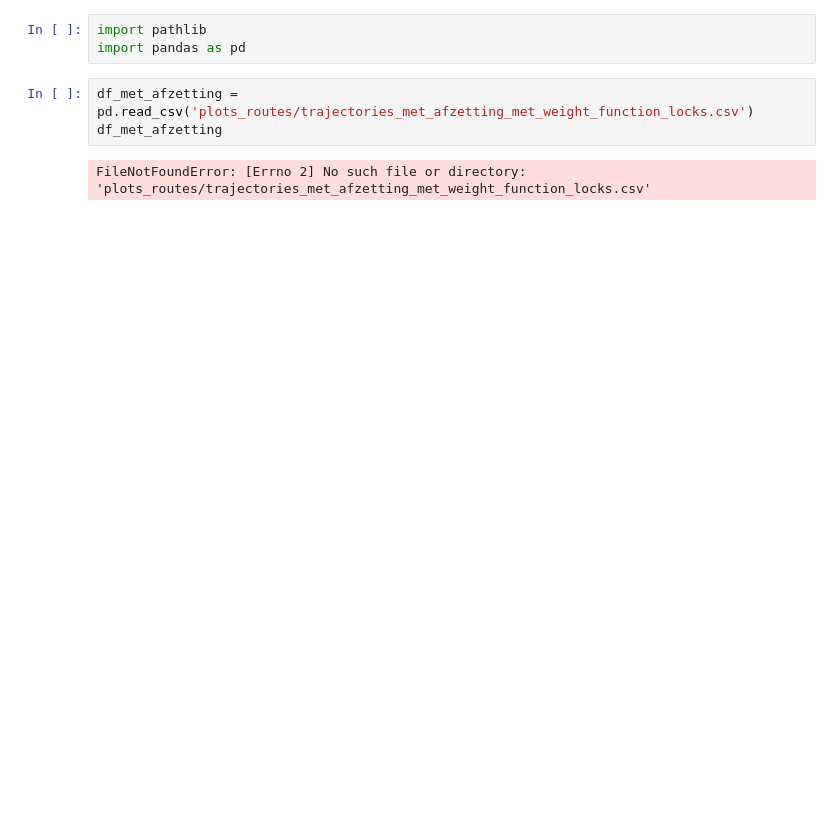
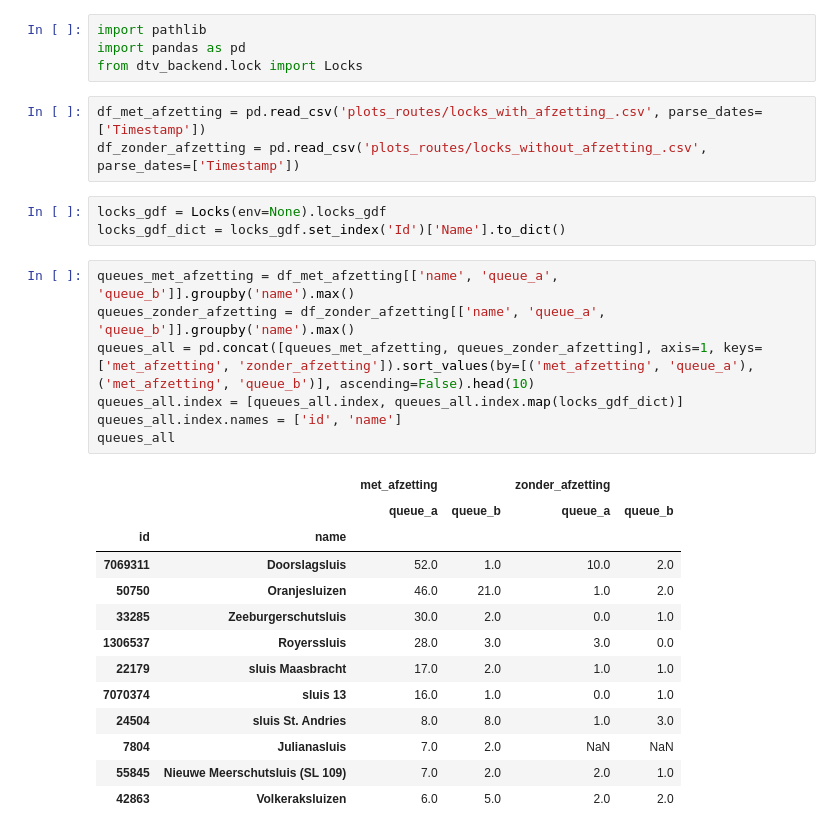
Before and after one commit to Deltares-research/digitaltwin-waterway, a Jupyter notebook: notebooks/ivs/analysis_lock_waiting_times.ipynb, the cells around one changed output. Drawn from its saved outputs; the diff is of its cells as text; blank space fills up the shorter version.

```diff
--- a/notebooks/ivs/analysis_lock_waiting_times.ipynb
+++ b/notebooks/ivs/analysis_lock_waiting_times.ipynb
@@ -1,8 +1,31 @@
 # %%
 import pathlib
 import pandas as pd
+from dtv_backend.lock import Locks
-# %%
-df_met_afzetting = pd.read_csv('plots_routes/trajectories_met_afzetting_met_weight_function_locks.csv')
-df_met_afzetting
-# %% [output]
-FileNotFoundError: [Errno 2] No such file or directory: 'plots_routes/trajectories_met_afzetting_met_weight_function_locks.csv'
+# %%
+df_met_afzetting = pd.read_csv('plots_routes/locks_with_afzetting_.csv', parse_dates=['Timestamp'])
+df_zonder_afzetting = pd.read_csv('plots_routes/locks_without_afzetting_.csv', parse_dates=['Timestamp'])
+# %%
+locks_gdf = Locks(env=None).locks_gdf
+locks_gdf_dict = locks_gdf.set_index('Id')['Name'].to_dict()
+# %%
+queues_met_afzetting = df_met_afzetting[['name', 'queue_a', 'queue_b']].groupby('name').max()
+queues_zonder_afzetting = df_zonder_afzetting[['name', 'queue_a', 'queue_b']].groupby('name').max()
+queues_all = pd.concat([queues_met_afzetting, queues_zonder_afzetting], axis=1, keys=['met_afzetting', 'zonder_afzetting']).sort_values(by=[('met_afzetting', 'queue_a'), ('met_afzetting', 'queue_b')], ascending=False).head(10)
+queues_all.index = [queues_all.index, queues_all.index.map(locks_gdf_dict)]
+queues_all.index.names = ['id', 'name']
+queues_all
+# %% [output]
+|  |  | met_afzetting |  | zonder_afzetting |  |
+|  |  | queue_a | queue_b | queue_a | queue_b |
+| id | name |  |  |  |  |
+| 7069311 | Doorslagsluis | 52.0 | 1.0 | 10.0 | 2.0 |
+| 50750 | Oranjesluizen | 46.0 | 21.0 | 1.0 | 2.0 |
+| 33285 | Zeeburgerschutsluis | 30.0 | 2.0 | 0.0 | 1.0 |
+| 1306537 | Royerssluis | 28.0 | 3.0 | 3.0 | 0.0 |
+| 22179 | sluis Maasbracht | 17.0 | 2.0 | 1.0 | 1.0 |
+| 7070374 | sluis 13 | 16.0 | 1.0 | 0.0 | 1.0 |
+| 24504 | sluis St. Andries | 8.0 | 8.0 | 1.0 | 3.0 |
+| 7804 | Julianasluis | 7.0 | 2.0 | NaN | NaN |
+| 55845 | Nieuwe Meerschutsluis (SL 109) | 7.0 | 2.0 | 2.0 | 1.0 |
+| 42863 | Volkeraksluizen | 6.0 | 5.0 | 2.0 | 2.0 |
```
Also changed, not shown: parts of 6 cells of this notebook, 10 other files.
